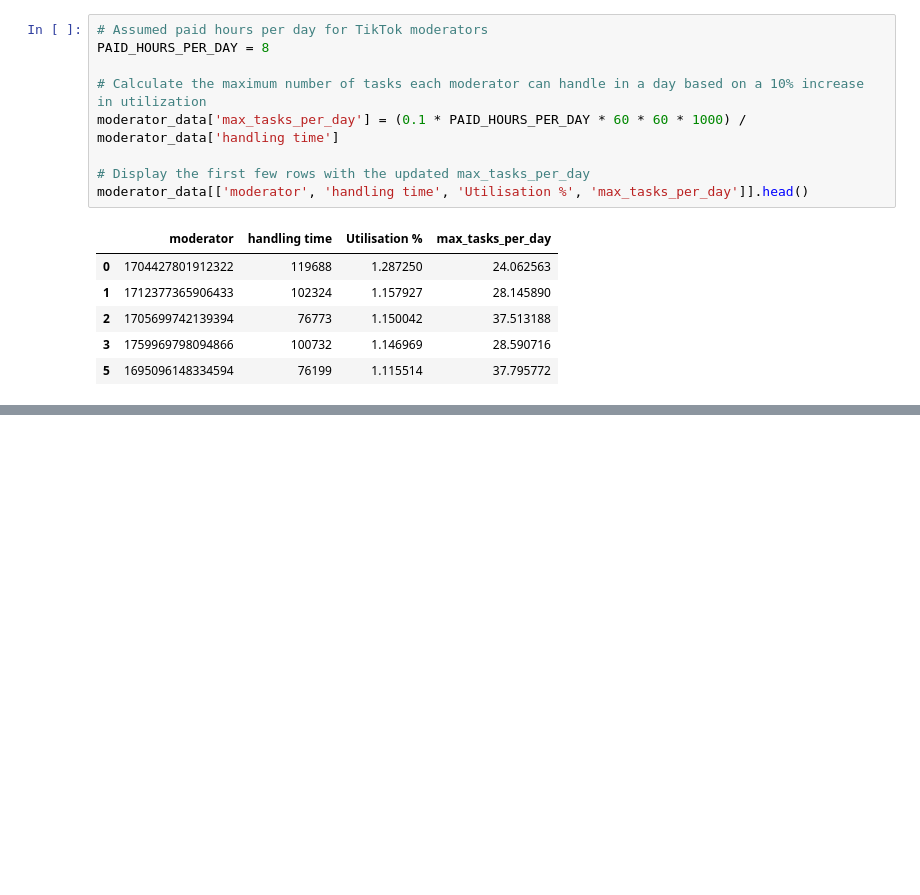
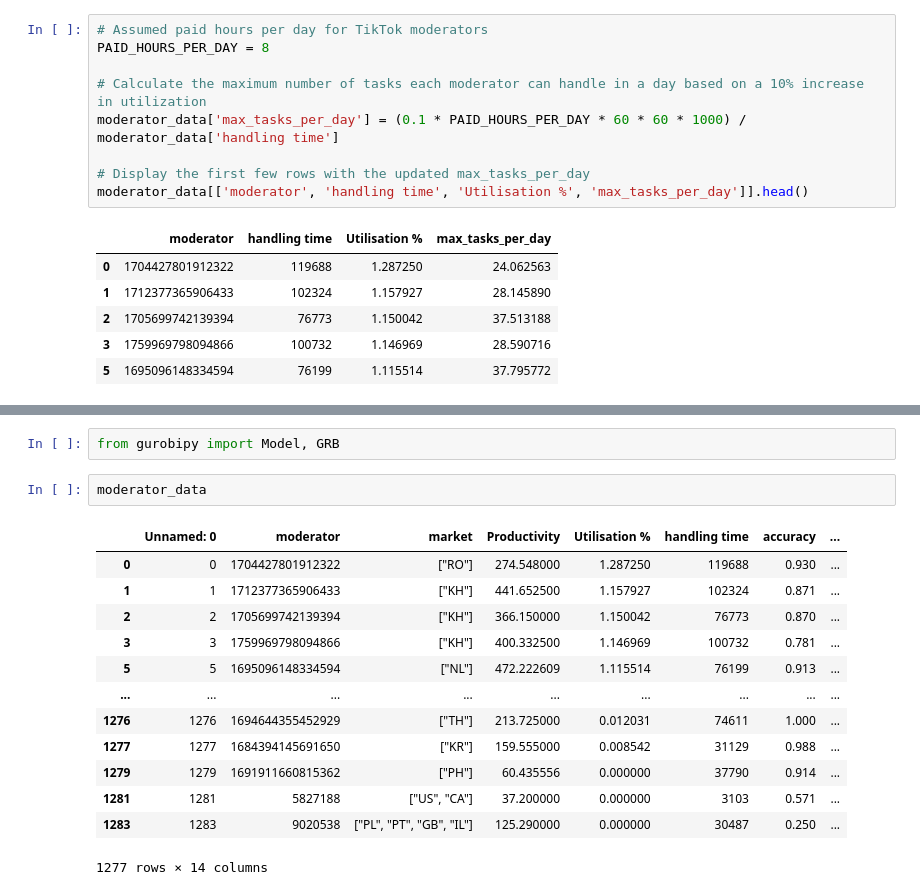
Before and after one commit to poon-zx/tiktok-ads-model, a Jupyter notebook: moderator-queue.ipynb, the cells around one changed output, grey strips where cells are left out. Drawn from its saved outputs; the diff is of its cells as text; blank space fills up the shorter version.

```diff
--- a/moderator-queue.ipynb
+++ b/moderator-queue.ipynb
@@ -145,0 +160,18 @@ utilisation_changes_corrected
+# %%
+from gurobipy import Model, GRB
+# %%
+moderator_data
+# %% [output]
+|  | Unnamed: 0 | moderator | market | Productivity | Utilisation % | handling time | accuracy | ... |
+| 0 | 0 | 1704427801912322 | ["RO"] | 274.548000 | 1.287250 | 119688 | 0.930 | ... |
+| 1 | 1 | 1712377365906433 | ["KH"] | 441.652500 | 1.157927 | 102324 | 0.871 | ... |
+| 2 | 2 | 1705699742139394 | ["KH"] | 366.150000 | 1.150042 | 76773 | 0.870 | ... |
+| 3 | 3 | 1759969798094866 | ["KH"] | 400.332500 | 1.146969 | 100732 | 0.781 | ... |
+| 5 | 5 | 1695096148334594 | ["NL"] | 472.222609 | 1.115514 | 76199 | 0.913 | ... |
+| ... | ... | ... | ... | ... | ... | ... | ... | ... |
+| 1276 | 1276 | 1694644355452929 | ["TH"] | 213.725000 | 0.012031 | 74611 | 1.000 | ... |
+| 1277 | 1277 | 1684394145691650 | ["KR"] | 159.555000 | 0.008542 | 31129 | 0.988 | ... |
+| 1279 | 1279 | 1691911660815362 | ["PH"] | 60.435556 | 0.000000 | 37790 | 0.914 | ... |
+| 1281 | 1281 | 5827188 | ["US", "CA"] | 37.200000 | 0.000000 | 3103 | 0.571 | ... |
+| 1283 | 1283 | 9020538 | ["PL", "PT", "GB", "IL"] | 125.290000 | 0.000000 | 30487 | 0.250 | ... |
+1277 rows × 14 columns
```
Also changed, not shown: parts of 9 cells of this notebook.
